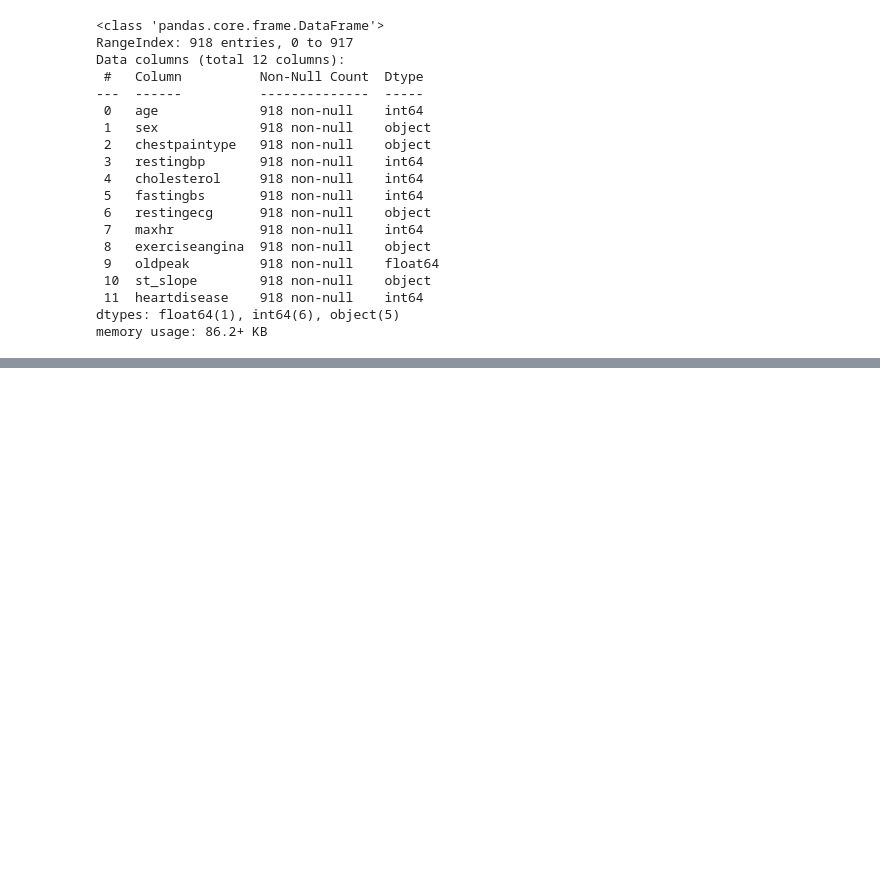
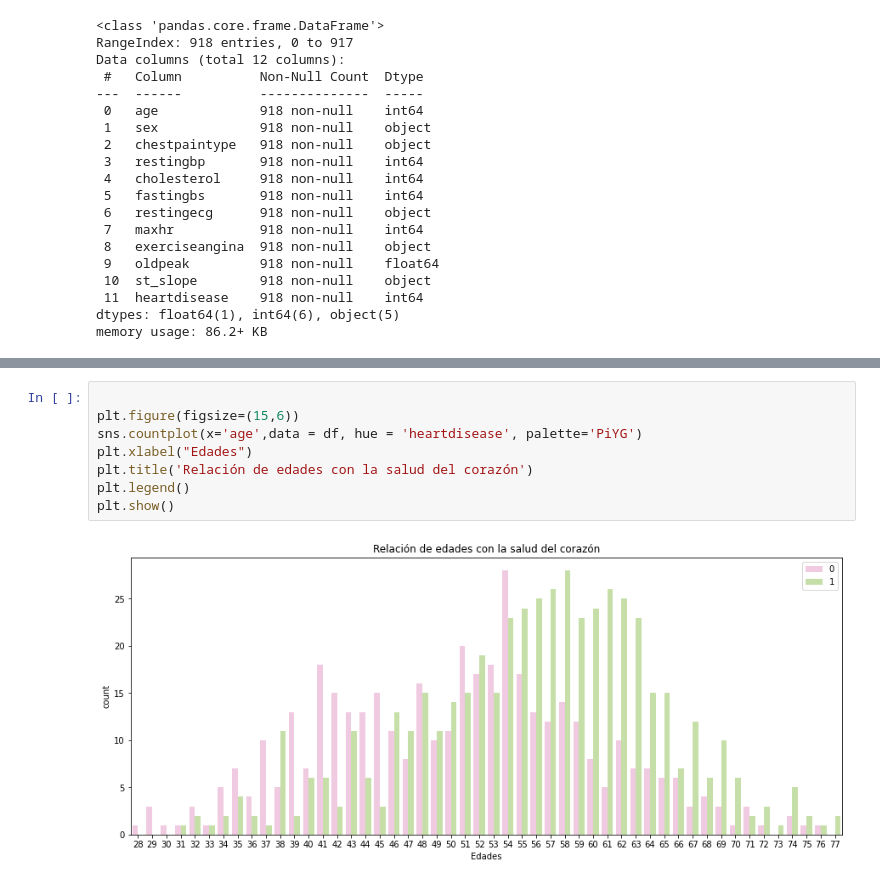
Before and after one commit to AgusDelga2/Heart-Failure-Poyect, a Jupyter notebook: Insuficiencia_cardiaca_proyeto_ISPC.ipynb, the cells around one changed output, grey strips where cells are left out. Drawn from its saved outputs; the diff is of its cells as text; blank space fills up the shorter version.

```diff
--- a/Insuficiencia_cardiaca_proyeto_ISPC.ipynb
+++ b/Insuficiencia_cardiaca_proyeto_ISPC.ipynb
@@ -67,0 +137,10 @@ df.describe()
+# %%
+
+plt.figure(figsize=(15,6))
+sns.countplot(x='age',data = df, hue = 'heartdisease', palette='PiYG')
+plt.xlabel("Edades")
+plt.title('Relación de edades con la salud del corazón')
+plt.legend()
+plt.show()
+# %% [output]
+[figure, added]
```
Also changed, not shown: parts of 13 cells of this notebook.
